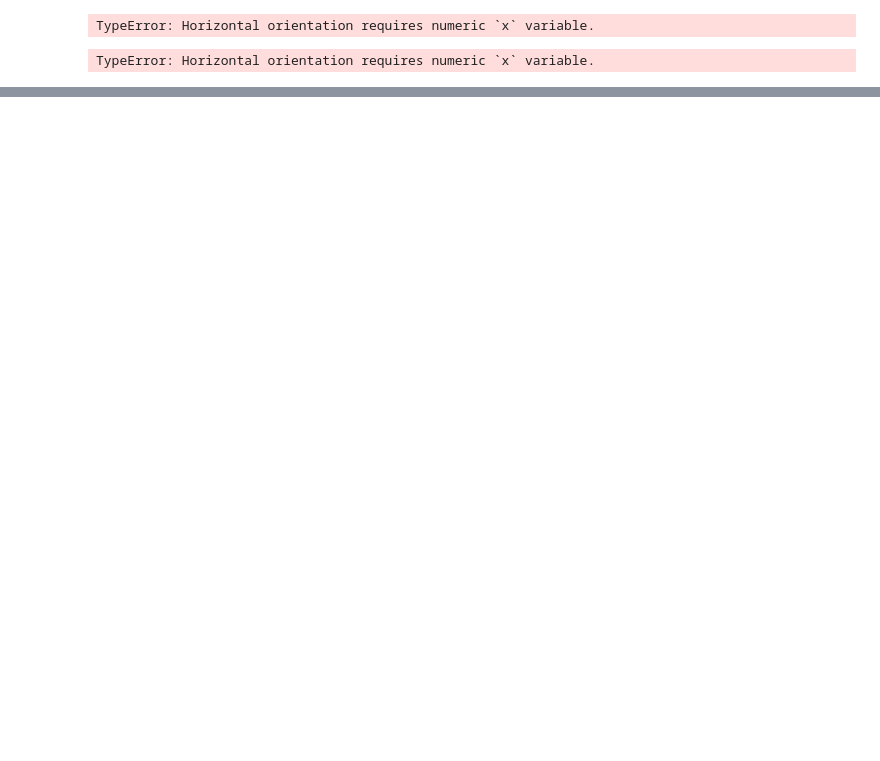
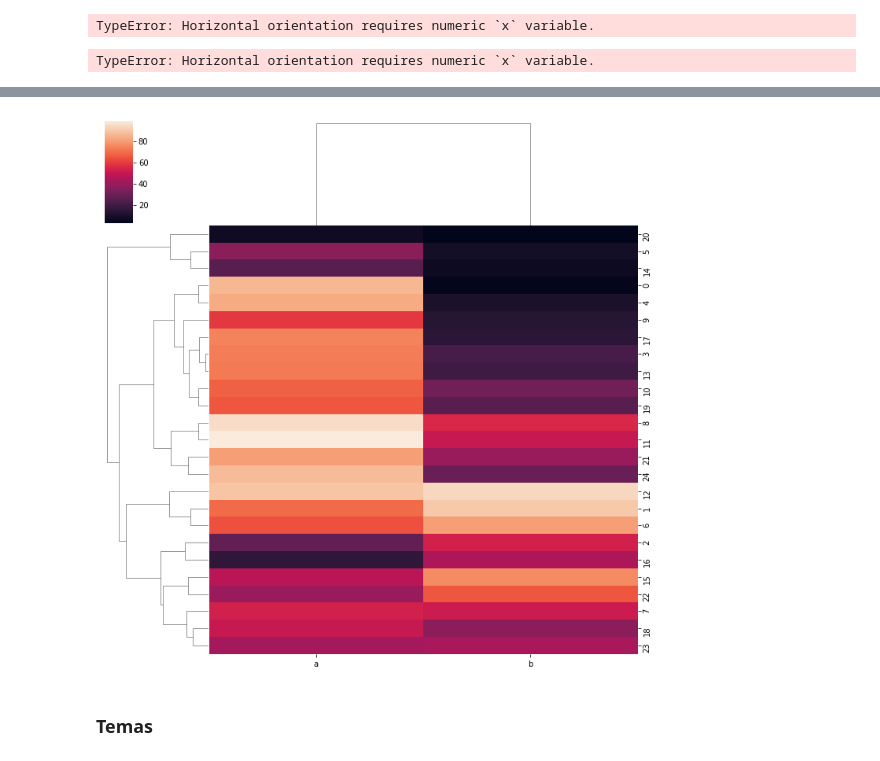
Before and after one commit to leonardodamata/Python_Analise_Dados, a Jupyter notebook: seaborn.ipynb, the cells around one changed output, grey strips where cells are left out. Saved outputs shown, nothing was run; the diff lists cells and outputs as text; code cells hidden in the pictures; blank space fills up the shorter version.

```diff
--- a/seaborn.ipynb
+++ b/seaborn.ipynb
@@ -91,0 +95,5 @@ TypeError: Horizontal orientation requires numeric `x` variable.
+# %%
+# Clutermap
+sea.clustermap(df);
+# %% [output]
+[figure, added]
@@ -91,0 +106,2 @@ TypeError: Horizontal orientation requires numeric `x` variable.
+# %% [markdown]
+### Temas
```
Also changed, not shown: parts of 15 cells of this notebook, 1 other file.
